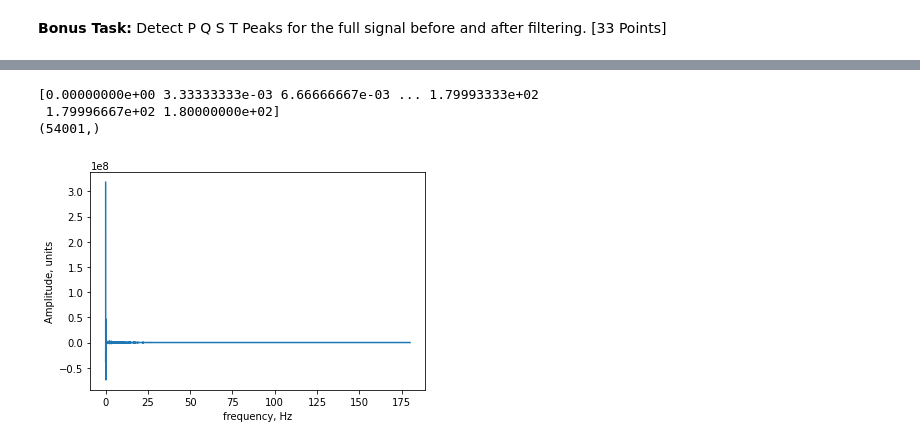
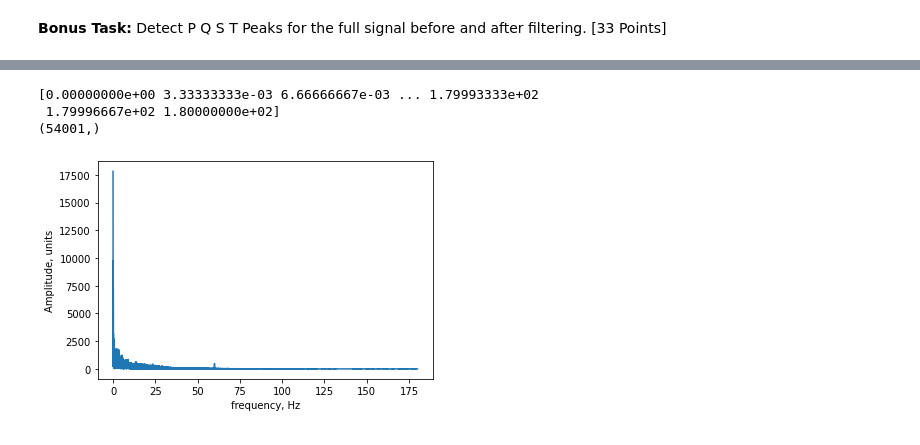
Before and after one commit to haehn/cs480student_2021, a Jupyter notebook: 01/Copy_of_CS480_Assignment_1.ipynb, the cells around one changed output, grey strips where cells are left out. Cells and saved outputs as stored; diff of their text form; code cells hidden in the pictures.

```diff
--- a/01/Copy_of_CS480_Assignment_1.ipynb
+++ b/01/Copy_of_CS480_Assignment_1.ipynb
@@ -152,17 +124,17 @@ plt.plot(np.abs(S_pow))
 # %%
 fft_spectrum = np.fft.rfft(ecg)
 fft_spectrum_pow = fft_spectrum**2
 freq = np.fft.rfftfreq(ecg.size, d=1./SAMPLING_RATE)
 print(freq)
 print(fft_spectrum.shape)
 fft_spectrum_abs = np.abs(fft_spectrum)
-plt.plot(freq, fft_spectrum_pow)
+plt.plot(freq, fft_spectrum_abs)
 plt.xlabel("frequency, Hz")
 plt.ylabel("Amplitude, units")
 plt.show()
 # %% [output]
 [0.00000000e+00 3.33333333e-03 6.66666667e-03 ... 1.79993333e+02
  1.79996667e+02 1.80000000e+02]
 (54001,)
-[figure, old version]
+[figure, new version]
 # %%
```
Also changed, not shown: parts of 10 cells of this notebook.
